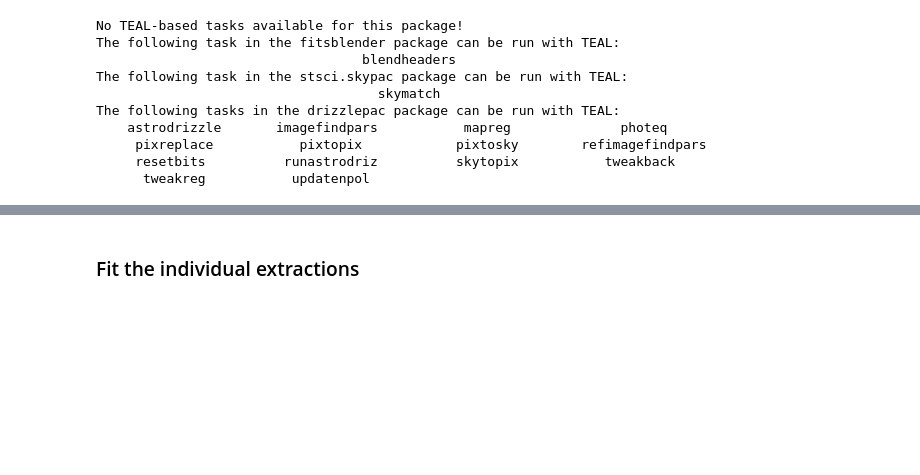
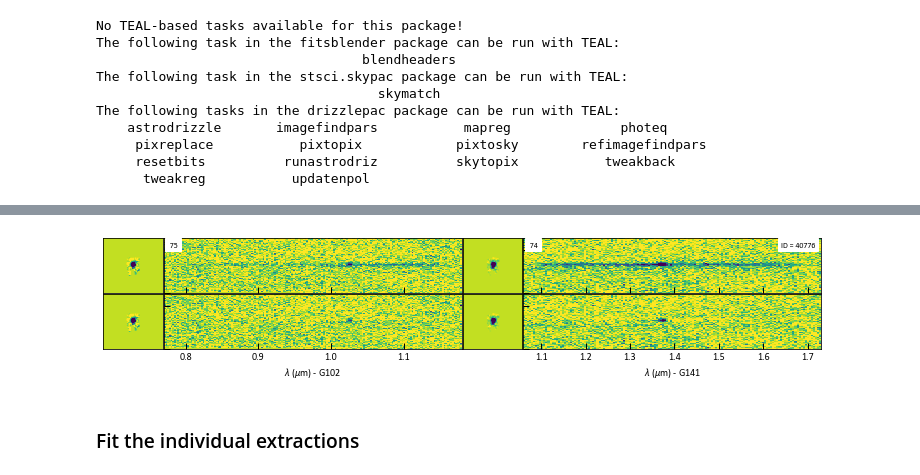
Before and after one commit to gbrammer/grizli, a Jupyter notebook: examples/Fitting-tools.ipynb, the cells around one changed output, grey strips where cells are left out. Saved outputs shown, nothing was run; the diff lists cells and outputs as text; code cells hidden in the pictures; blank space fills up the shorter version.

```diff
--- a/examples/Fitting-tools.ipynb
+++ b/examples/Fitting-tools.ipynb
@@ -73,3 +75,17 @@ ers-grism_40776.beams.fits
+# %%
+# The continuum model used above is just the flat f-lambda spectrum.
+# Fit a polynomial continuum to make it a bit cleaner
+wave = np.linspace(3000,2.e4,1000)
+tpoly = grizli.utils.polynomial_templates(wave, order=2)
+pfit = mb.template_at_z(z=0, templates=tpoly, fitter='lstsq', get_uncertainties=False)
+
+# Re-drizzle with the fit outputs (don't have to do the first drizzle in practice)
+hdu, fig = mb.drizzle_grisms_and_PAs(fcontam=fcontam, flambda=False, size=32,
+                                     scale=1., kernel='point', zfit=pfit)
+fig.savefig('{0}_{1:05d}.stack.png'.format(TARGET, id))
+hdu.writeto('{0}_{1:05d}.stack.fits'.format(TARGET, id), clobber=True)
+# %% [output]
+[figure, added]
 # %%
 ### Initialize templates
 
```
Also changed, not shown: parts of 20 cells of this notebook.
